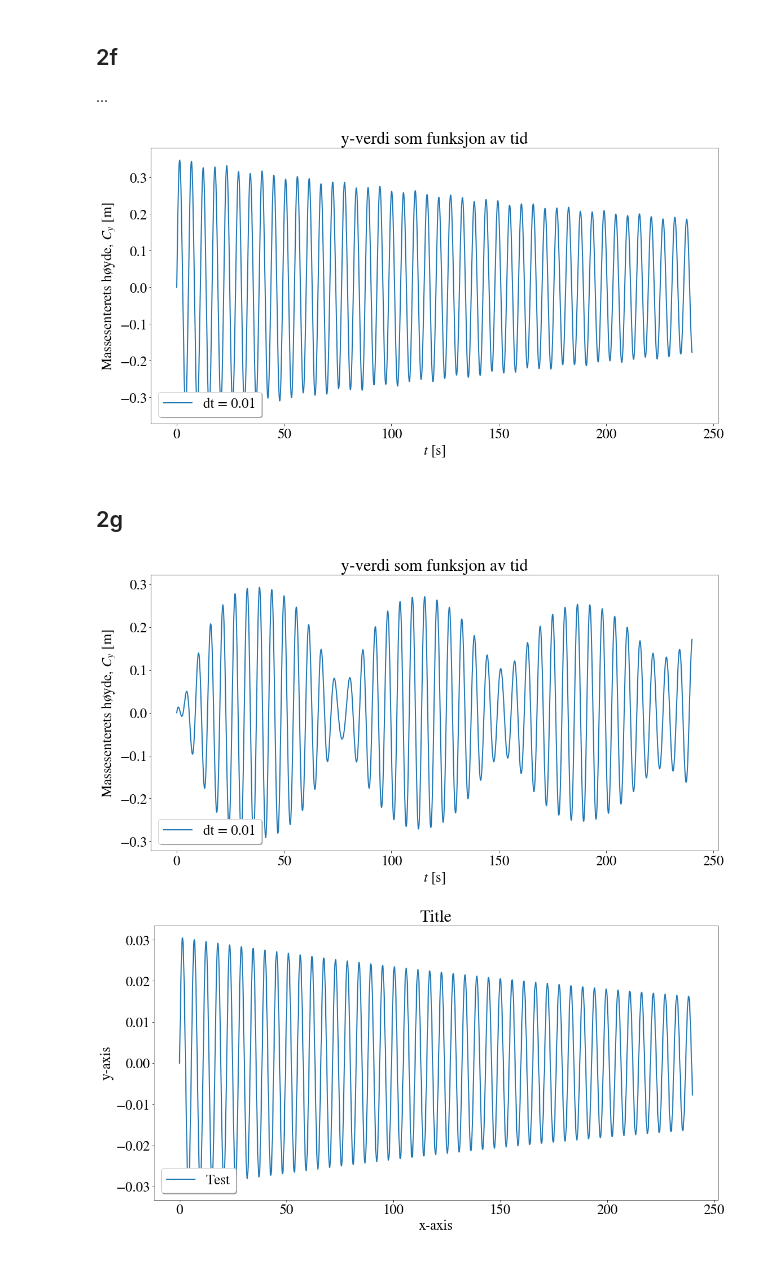
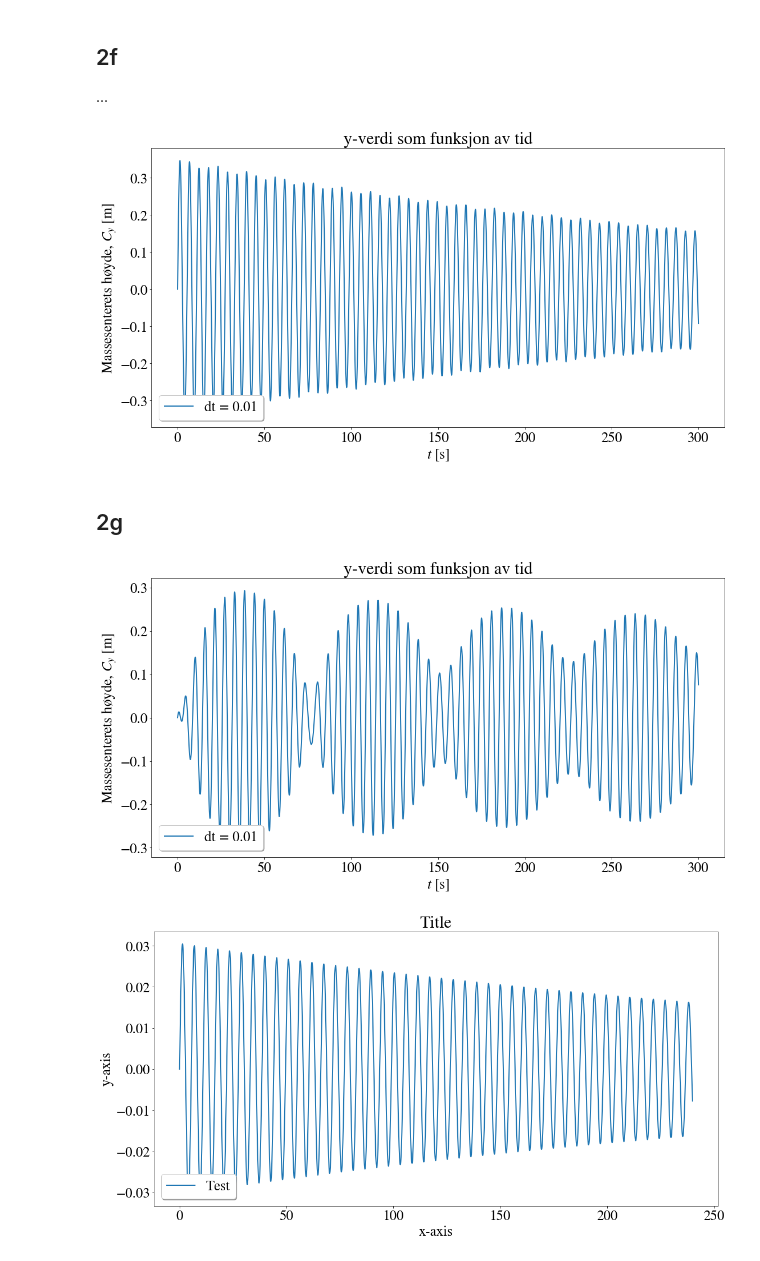
Before and after one commit to emiljonsrud/vitberr_prosjekt2_tekfys, a Jupyter notebook: main.ipynb, the cells around one changed output. Drawn from its saved outputs; the diff is of its cells as text; code cells hidden in the pictures.

```diff
--- a/main.ipynb
+++ b/main.ipynb
@@ -914,35 +914,36 @@ def wind_and_friction(F_0, k_f, omega_0_input):
         v_x_0,
         v_y_0
     ])
 
     t_0 = 0
-    t_end = 240
+    t_end = 300
+    # t_end = 1000
 
     h_step = 0.1
 
     t_num_rk4, w_num_rk4 = solve_ODE(f, t_0, t_end, w_0, h_step, rk4_step)
     # print(w_num_rk4[0])
     w_num_rk4 = check_capsizing(w_num_rk4)
     theta_arr = w_num_rk4[0]
     # print(theta_arr)
 
     np.savez('simulation_data/rk4_water_move',t_num_rk4=t_num_rk4,w_num_rk4=w_num_rk4)
 
     y_num_rk4 = w_num_rk4[3]
     plt.plot(t_num_rk4, theta_arr, label = "dt = 0.01")
     plt.title("y-verdi som funksjon av tid")
     plt.xlabel('$t$ [s]')
     plt.ylabel(r'Massesenterets høyde, $C_y$ [m]')
     # plt.ylim(-0.25,0.25)
     plt.legend(loc=3, shadow = True)
     plt.show()
 
 
 F_0 = 0*m_boat*g
 k_f = 100
 wind_and_friction(F_0, k_f, 0.4)
 # %% [output]
-[figure, old version]
+[figure, new version]
 # %% [markdown]
 ## 2g
 # %%
@@ -952,7 +953,7 @@ omega_0 = np.radians(2)
 
 wind_and_friction(F_0, k_f, omega_0)
 # %% [output]
-[figure, old version]
+[figure, new version]
 # %%
 def check_capsizing(w_num):
     '''
```
Also changed, not shown: parts of 2 cells of this notebook.
